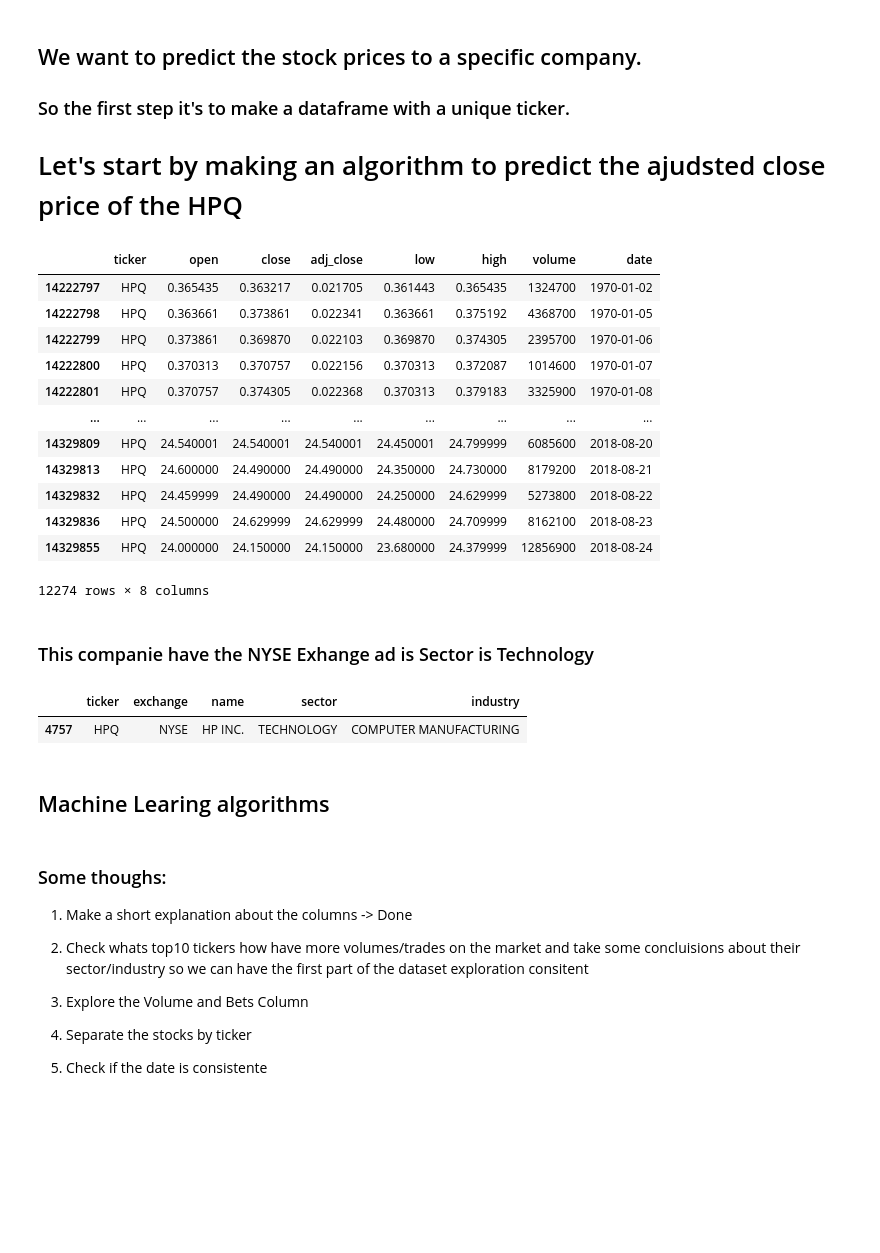
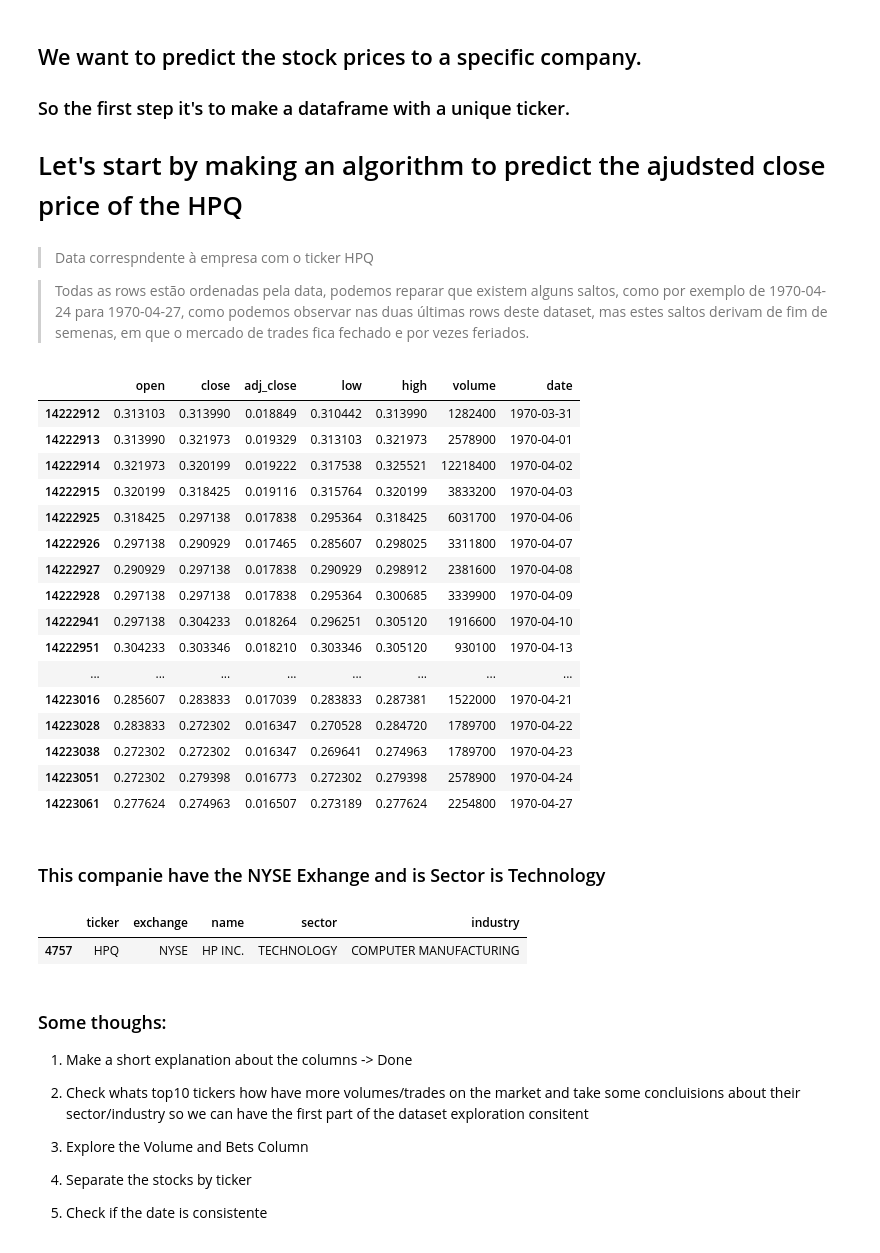
Before and after one commit to GuilhermeViveiros/Stock-Prices, a Jupyter notebook: Predicting Stock Prices.ipynb, the cells around one changed output. Drawn from its saved outputs; the diff is of its cells as text; code cells hidden in the pictures; blank space fills up the shorter version.

```diff
--- a/Predicting Stock Prices.ipynb
+++ b/Predicting Stock Prices.ipynb
@@ -514,18 +532,28 @@ def companny_stocks(ticker):
     return stock_prices[stock_prices["ticker"] == ticker]
 
 df = companny_stocks("HPQ")
-df
+df = df.drop(["ticker"],axis=1)
-# %% [output]
-|  | ticker | open | close | adj_close | low | high | volume | date |
-| 14222797 | HPQ | 0.365435 | 0.363217 | 0.021705 | 0.361443 | 0.365435 | 1324700 | 1970-01-02 |
-| 14222798 | HPQ | 0.363661 | 0.373861 | 0.022341 | 0.363661 | 0.375192 | 4368700 | 1970-01-05 |
-| 14222799 | HPQ | 0.373861 | 0.369870 | 0.022103 | 0.369870 | 0.374305 | 2395700 | 1970-01-06 |
-| 14222800 | HPQ | 0.370313 | 0.370757 | 0.022156 | 0.370313 | 0.372087 | 1014600 | 1970-01-07 |
-| 14222801 | HPQ | 0.370757 | 0.374305 | 0.022368 | 0.370313 | 0.379183 | 3325900 | 1970-01-08 |
-| ... | ... | ... | ... | ... | ... | ... | ... | ... |
-| 14329809 | HPQ | 24.540001 | 24.540001 | 24.540001 | 24.450001 | 24.799999 | 6085600 | 2018-08-20 |
-| 14329813 | HPQ | 24.600000 | 24.490000 | 24.490000 | 24.350000 | 24.730000 | 8179200 | 2018-08-21 |
-| 14329832 | HPQ | 24.459999 | 24.490000 | 24.490000 | 24.250000 | 24.629999 | 5273800 | 2018-08-22 |
-| 14329836 | HPQ | 24.500000 | 24.629999 | 24.629999 | 24.480000 | 24.709999 | 8162100 | 2018-08-23 |
-| 14329855 | HPQ | 24.000000 | 24.150000 | 24.150000 | 23.680000 | 24.379999 | 12856900 | 2018-08-24 |
-12274 rows × 8 columns
+# %% [markdown]
+> Data correspndente à empresa com o ticker HPQ
+
+> Todas as rows estão ordenadas pela data, podemos reparar que existem alguns saltos, como por exemplo de 1970-04-24 para 1970-04-27, como podemos observar nas duas últimas rows deste dataset, mas estes saltos derivam de fim de semenas, em que o mercado de trades fica fechado e por vezes feriados.
+# %%
+df[60:80]
+# %% [output]
+|  | open | close | adj_close | low | high | volume | date |
+| 14222912 | 0.313103 | 0.313990 | 0.018849 | 0.310442 | 0.313990 | 1282400 | 1970-03-31 |
+| 14222913 | 0.313990 | 0.321973 | 0.019329 | 0.313103 | 0.321973 | 2578900 | 1970-04-01 |
+| 14222914 | 0.321973 | 0.320199 | 0.019222 | 0.317538 | 0.325521 | 12218400 | 1970-04-02 |
+| 14222915 | 0.320199 | 0.318425 | 0.019116 | 0.315764 | 0.320199 | 3833200 | 1970-04-03 |
+| 14222925 | 0.318425 | 0.297138 | 0.017838 | 0.295364 | 0.318425 | 6031700 | 1970-04-06 |
+| 14222926 | 0.297138 | 0.290929 | 0.017465 | 0.285607 | 0.298025 | 3311800 | 1970-04-07 |
+| 14222927 | 0.290929 | 0.297138 | 0.017838 | 0.290929 | 0.298912 | 2381600 | 1970-04-08 |
+| 14222928 | 0.297138 | 0.297138 | 0.017838 | 0.295364 | 0.300685 | 3339900 | 1970-04-09 |
+| 14222941 | 0.297138 | 0.304233 | 0.018264 | 0.296251 | 0.305120 | 1916600 | 1970-04-10 |
+| 14222951 | 0.304233 | 0.303346 | 0.018210 | 0.303346 | 0.305120 | 930100 | 1970-04-13 |
+| ... | ... | ... | ... | ... | ... | ... | ... |
+| 14223016 | 0.285607 | 0.283833 | 0.017039 | 0.283833 | 0.287381 | 1522000 | 1970-04-21 |
+| 14223028 | 0.283833 | 0.272302 | 0.016347 | 0.270528 | 0.284720 | 1789700 | 1970-04-22 |
+| 14223038 | 0.272302 | 0.272302 | 0.016347 | 0.269641 | 0.274963 | 1789700 | 1970-04-23 |
+| 14223051 | 0.272302 | 0.279398 | 0.016773 | 0.272302 | 0.279398 | 2578900 | 1970-04-24 |
+| 14223061 | 0.277624 | 0.274963 | 0.016507 | 0.273189 | 0.277624 | 2254800 | 1970-04-27 |
@@ -532,12 +562,10 @@ df
 # %% [markdown]
-### This companie have the NYSE Exhange ad is Sector is Technology
+### This companie have the NYSE Exhange and is Sector is Technology
 # %%
 stocks[stocks['ticker'] == 'HPQ']
 # %% [output]
 |  | ticker | exchange | name | sector | industry |
 | 4757 | HPQ | NYSE | HP INC. | TECHNOLOGY | COMPUTER MANUFACTURING |
-# %% [markdown]
-## Machine Learing algorithms
 # %% [markdown]
 ### Some thoughs:
 
```
Also changed, not shown: parts of 18 cells of this notebook.
